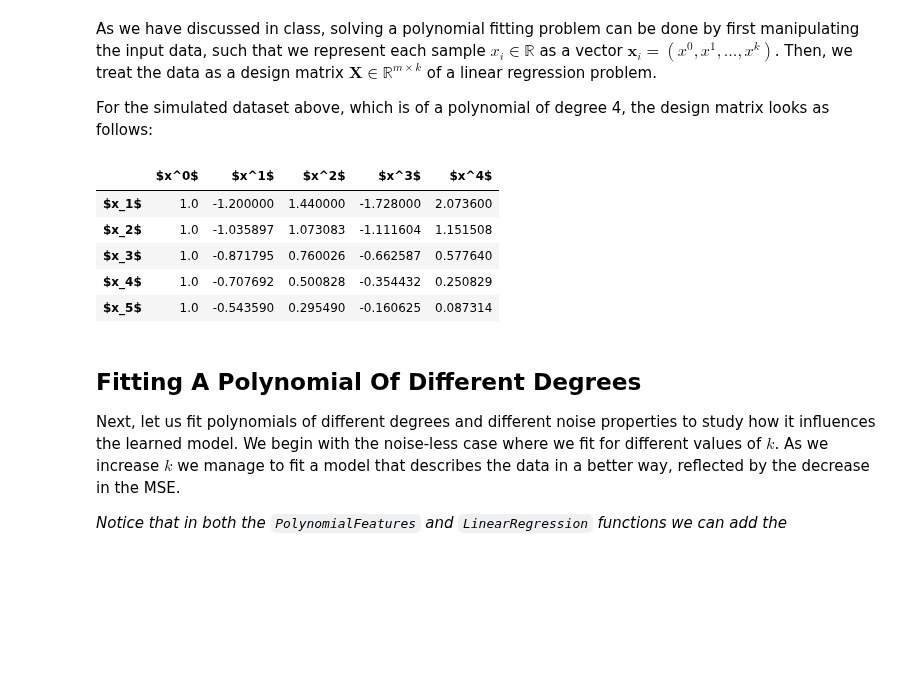
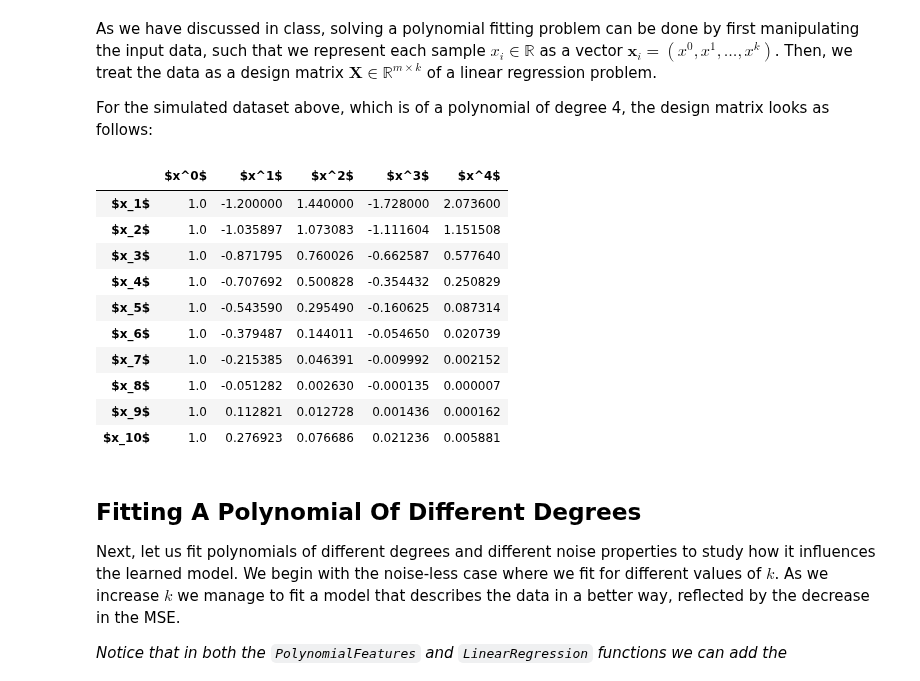
Before and after one commit to GreenGilad/IML.HUJI, a Jupyter notebook: lab/Lab 03 - Polynomial Fitting.ipynb, the cells around one changed output. Saved outputs shown, nothing was run; the diff lists cells and outputs as text; code cells hidden in the pictures; blank space fills up the shorter version.

```diff
--- a/lab/Lab 03 - Polynomial Fitting.ipynb
+++ b/lab/Lab 03 - Polynomial Fitting.ipynb
@@ -41,17 +40,22 @@ we treat the data as a design matrix $\mathbf{X}\in\mathbb{R}^{m\times k}$ of a
 For the simulated dataset above, which is of a polynomial of degree 4, the design matrix looks as follows:
 # %%
 from sklearn.preprocessing import PolynomialFeatures
-m, k, X = 5, 4, x.reshape(-1, 1)
+m, k, X = 10, 4, x.reshape(-1, 1)
 pd.DataFrame(PolynomialFeatures(k).fit_transform(X[:m]),
              columns=[rf"$x^{{0}}$".format(i) for i in range(0, k+1)],
              index=[rf"$x_{{0}}$".format(i) for i in range(1, m+1)])
 # %% [output]
 |  | $x^0$ | $x^1$ | $x^2$ | $x^3$ | $x^4$ |
 | $x_1$ | 1.0 | -1.200000 | 1.440000 | -1.728000 | 2.073600 |
 | $x_2$ | 1.0 | -1.035897 | 1.073083 | -1.111604 | 1.151508 |
 | $x_3$ | 1.0 | -0.871795 | 0.760026 | -0.662587 | 0.577640 |
 | $x_4$ | 1.0 | -0.707692 | 0.500828 | -0.354432 | 0.250829 |
 | $x_5$ | 1.0 | -0.543590 | 0.295490 | -0.160625 | 0.087314 |
+| $x_6$ | 1.0 | -0.379487 | 0.144011 | -0.054650 | 0.020739 |
+| $x_7$ | 1.0 | -0.215385 | 0.046391 | -0.009992 | 0.002152 |
+| $x_8$ | 1.0 | -0.051282 | 0.002630 | -0.000135 | 0.000007 |
+| $x_9$ | 1.0 | 0.112821 | 0.012728 | 0.001436 | 0.000162 |
+| $x_10$ | 1.0 | 0.276923 | 0.076686 | 0.021236 | 0.005881 |
 # %% [markdown]
 ## Fitting A Polynomial Of Different Degrees
 
```
Also changed, not shown: parts of 4 cells of this notebook, 4 other files.
